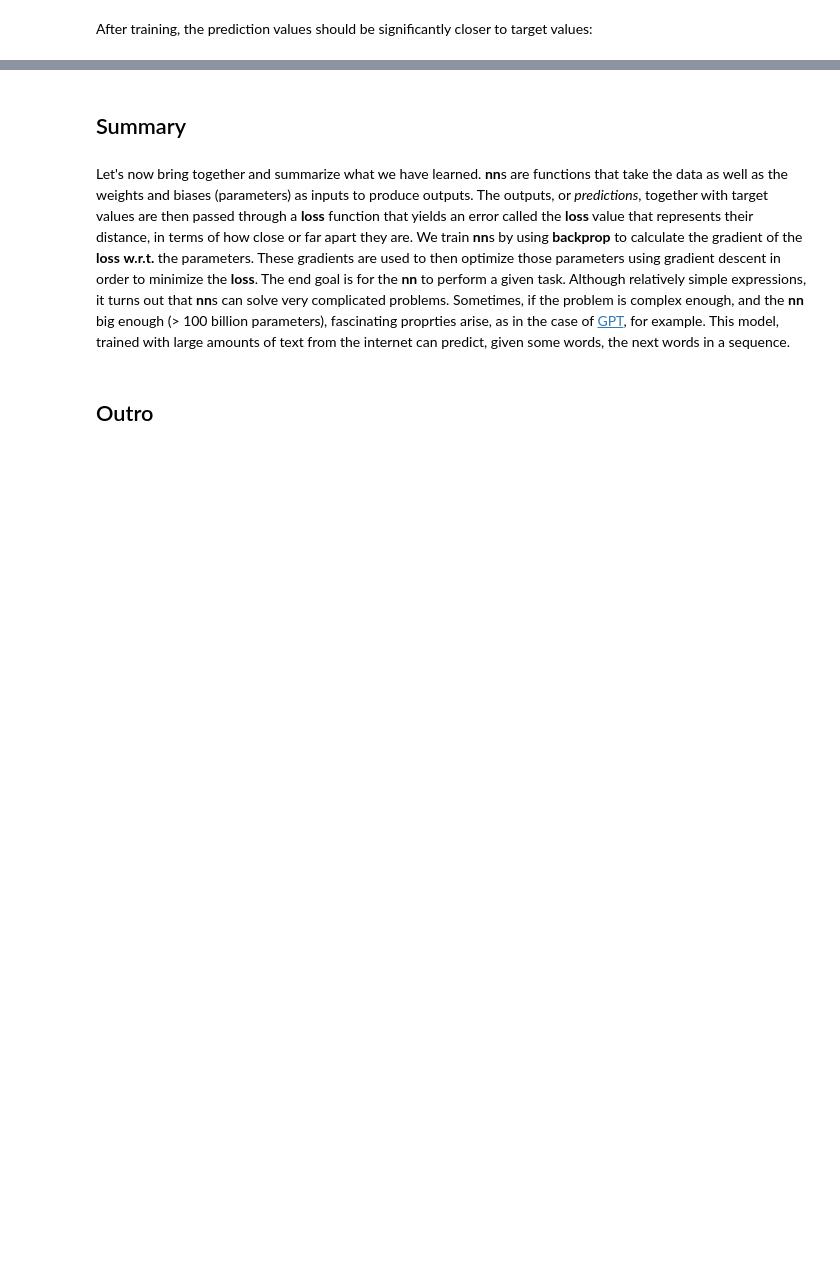
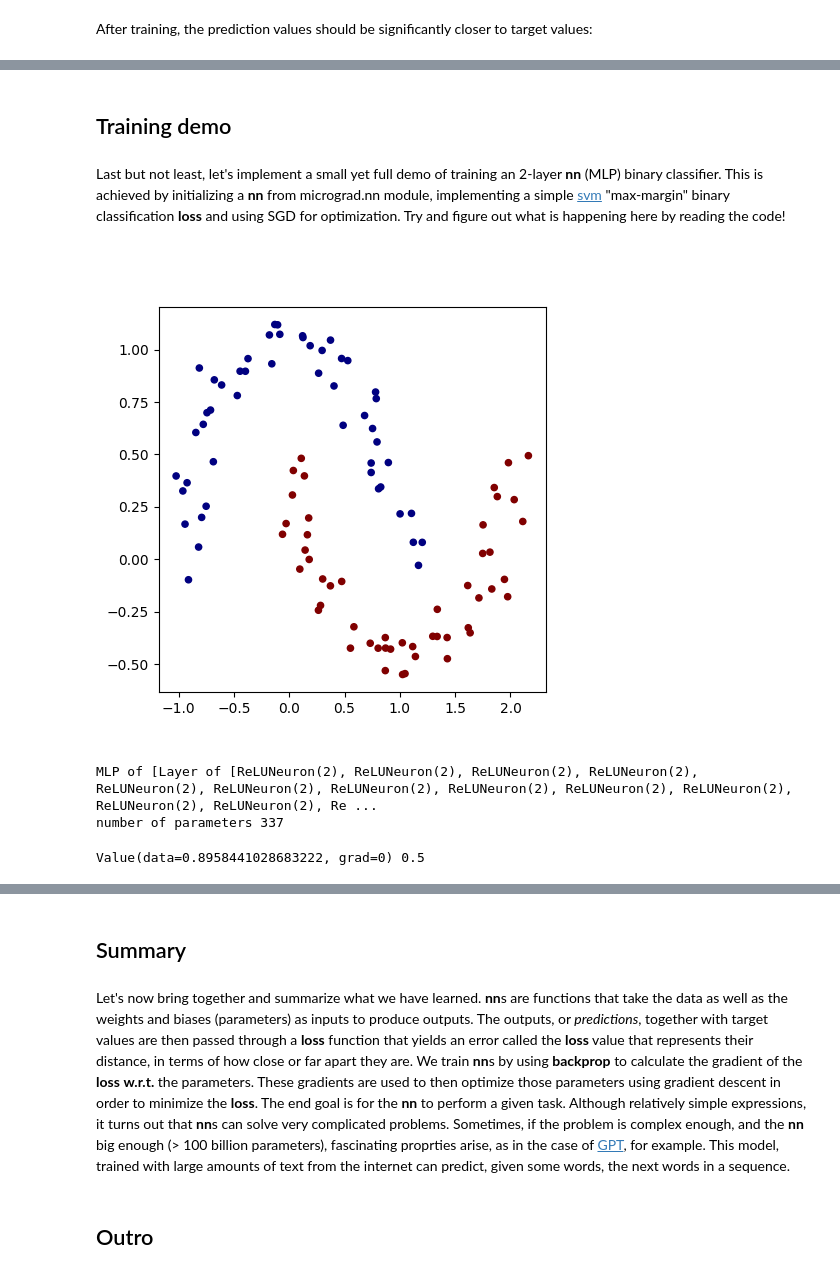
Before and after one commit to ckaraneen/micrograduate, a Jupyter notebook: micrograd.ipynb, the cells around one changed output, grey strips where cells are left out. Saved outputs shown, nothing was run; the diff lists cells and outputs as text; code cells hidden in the pictures; blank space fills up the shorter version.

Commit message:
Add training demo to micrograd notebook

```diff
--- a/micrograd.ipynb
+++ b/micrograd.ipynb
@@ -975 +975,66 @@ print(ys)
 [1.0, -1.0, -1.0, 1.0]
+# %% [markdown]
+## Training demo
+# %% [markdown]
+Last but not least, let's implement a small yet full demo of training an 2-layer **nn** (MLP) binary classifier. This is achieved by initializing a **nn** from micrograd.nn module, implementing a simple [svm](https://en.wikipedia.org/wiki/Support_vector_machine) "max-margin" binary classification **loss** and using SGD for optimization. Try and figure out what is happening here by reading the code!
+# %%
+from sklearn.datasets import make_moons
+
+
+np.random.seed(1337)
+random.seed(1337)
+
+# make up a dataset
+X_moons, y_moons = make_moons(n_samples=100, noise=0.1)
+
+y_moons = y_moons * 2 - 1  # make y be -1 or 1
+# visualize in 2D
+plt.figure(figsize=(5, 5))
+plt.scatter(X_moons[:, 0], X_moons[:, 1], c=y_moons, s=20, cmap="jet");
+# %% [output]
+[figure, added]
+# %%
+from micrograd.nn import MLP
+
+# initialize a model
+model = MLP(2, [16, 16, 1])  # 2-layer neural network
+print(model)
+print("number of parameters", len(model.parameters()))
+# %% [output]
+MLP of [Layer of [ReLUNeuron(2), ReLUNeuron(2), ReLUNeuron(2), ReLUNeuron(2), ReLUNeuron(2), ReLUNeuron(2), ReLUNeuron(2), ReLUNeuron(2), ReLUNeuron(2), ReLUNeuron(2), ReLUNeuron(2), ReLUNeuron(2), Re ...
+number of parameters 337
+# %%
+from micrograd.engine import Value
+
+
+# loss function
+def loss(batch_size=None):
+
+    # inline DataLoader :)
+    if batch_size is None:
+        Xb, yb = X_moons, y_moons
+    else:
+        ri = np.random.permutation(X_moons.shape[0])[:batch_size]
+        Xb, yb = X_moons[ri], y_moons[ri]
+    inputs = [list(map(Value, xrow)) for xrow in Xb]
+
+    # forward the model to get scores
+    scores = list(map(model, inputs))
+
+    # svm "max-margin" loss
+    losses = [(1 + -yi * scorei).relu() for yi, scorei in zip(yb, scores)]
+    data_loss = sum(losses) * (1.0 / len(losses))
+    # L2 regularization
+    alpha = 1e-4
+    reg_loss = alpha * sum((p * p for p in model.parameters()))
+    total_loss = data_loss + reg_loss
+
+    # also get accuracy
+    accuracy = [(yi > 0) == (scorei.data > 0) for yi, scorei in zip(yb, scores)]
+    return total_loss, sum(accuracy) / len(accuracy)
+
+
+total_loss, acc = loss()
+print(total_loss, acc)
+# %% [output]
+Value(data=0.8958441028683222, grad=0) 0.5
```
Also changed, not shown: parts of 21 cells of this notebook.
